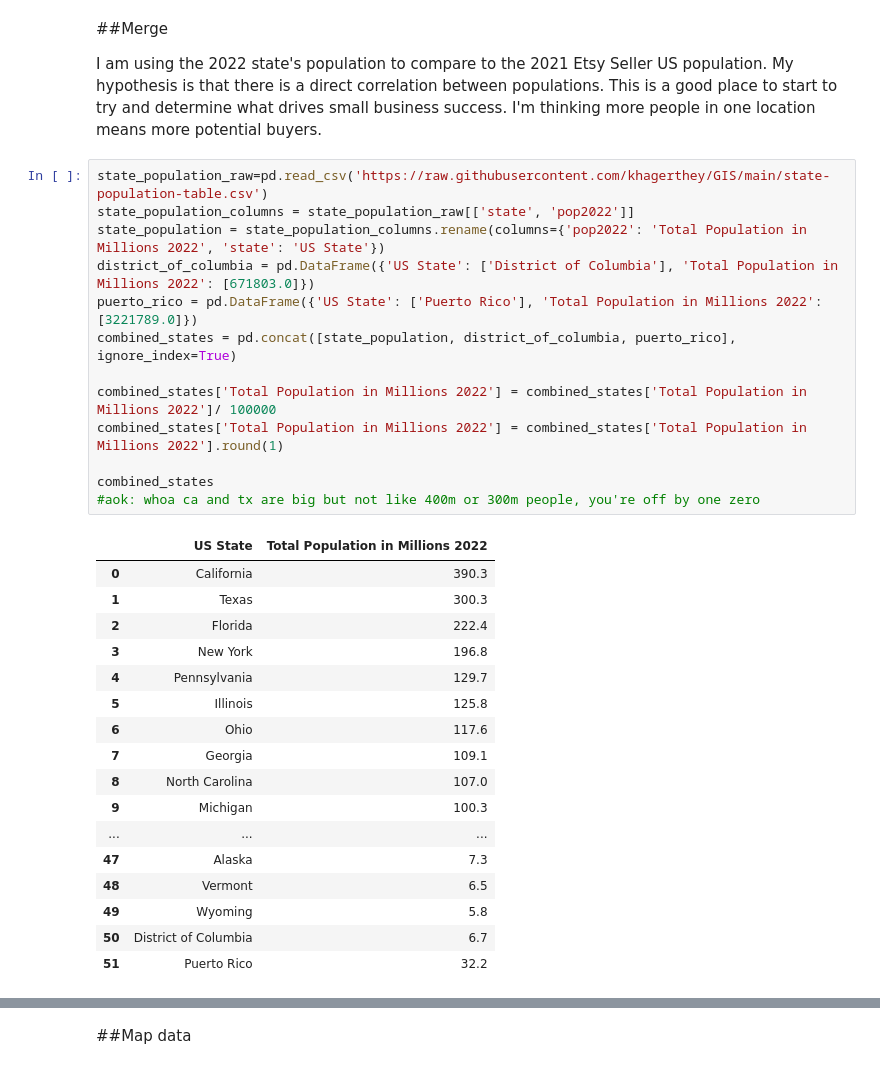
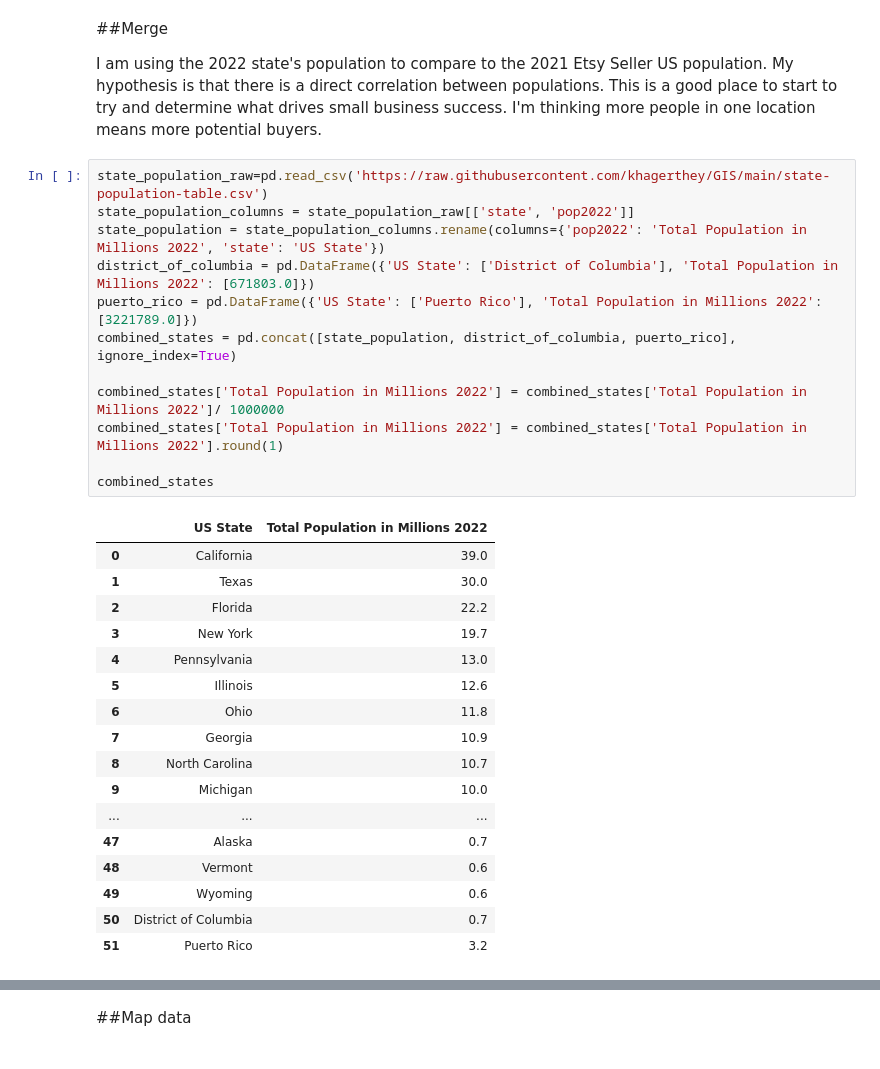
Before and after one commit to khagerthey/GIS, a Jupyter notebook: PS3.ipynb, the cells around one changed output, grey strips where cells are left out. Cells and saved outputs as stored; diff of their text form.

```diff
--- a/PS3.ipynb
+++ b/PS3.ipynb
@@ -74,34 +74,33 @@ I am using the 2022 state's population to compare to the 2021 Etsy Seller US pop
 # %%
 state_population_raw=pd.read_csv('https://raw.githubusercontent.com/khagerthey/GIS/main/state-population-table.csv')
 state_population_columns = state_population_raw[['state', 'pop2022']]
 state_population = state_population_columns.rename(columns={'pop2022': 'Total Population in Millions 2022', 'state': 'US State'})
 district_of_columbia = pd.DataFrame({'US State': ['District of Columbia'], 'Total Population in Millions 2022': [671803.0]})
 puerto_rico = pd.DataFrame({'US State': ['Puerto Rico'], 'Total Population in Millions 2022': [3221789.0]})
 combined_states = pd.concat([state_population, district_of_columbia, puerto_rico], ignore_index=True)
 
-combined_states['Total Population in Millions 2022'] = combined_states['Total Population in Millions 2022']/ 100000
+combined_states['Total Population in Millions 2022'] = combined_states['Total Population in Millions 2022']/ 1000000
 combined_states['Total Population in Millions 2022'] = combined_states['Total Population in Millions 2022'].round(1)
 
 combined_states
-#aok: whoa ca and tx are big but not like 400m or 300m people, you're off by one zero
 # %% [output]
 |  | US State | Total Population in Millions 2022 |
-| 0 | California | 390.3 |
-| 1 | Texas | 300.3 |
-| 2 | Florida | 222.4 |
-| 3 | New York | 196.8 |
-| 4 | Pennsylvania | 129.7 |
-| 5 | Illinois | 125.8 |
-| 6 | Ohio | 117.6 |
-| 7 | Georgia | 109.1 |
-| 8 | North Carolina | 107.0 |
-| 9 | Michigan | 100.3 |
+| 0 | California | 39.0 |
+| 1 | Texas | 30.0 |
+| 2 | Florida | 22.2 |
+| 3 | New York | 19.7 |
+| 4 | Pennsylvania | 13.0 |
+| 5 | Illinois | 12.6 |
+| 6 | Ohio | 11.8 |
+| 7 | Georgia | 10.9 |
+| 8 | North Carolina | 10.7 |
+| 9 | Michigan | 10.0 |
 | ... | ... | ... |
-| 47 | Alaska | 7.3 |
-| 48 | Vermont | 6.5 |
-| 49 | Wyoming | 5.8 |
-| 50 | District of Columbia | 6.7 |
-| 51 | Puerto Rico | 32.2 |
+| 47 | Alaska | 0.7 |
+| 48 | Vermont | 0.6 |
+| 49 | Wyoming | 0.6 |
+| 50 | District of Columbia | 0.7 |
+| 51 | Puerto Rico | 3.2 |
 # %%
 etsy_us_sellers=pd.read_csv('https://raw.githubusercontent.com/khagerthey/GIS/main/etsy_statessellerstats.csv', header=None)
 etsy_us_sellers.columns=["US State", "Etsy Sellers in Thousands 2021"]
```
Also changed, not shown: parts of 11 cells of this notebook.
